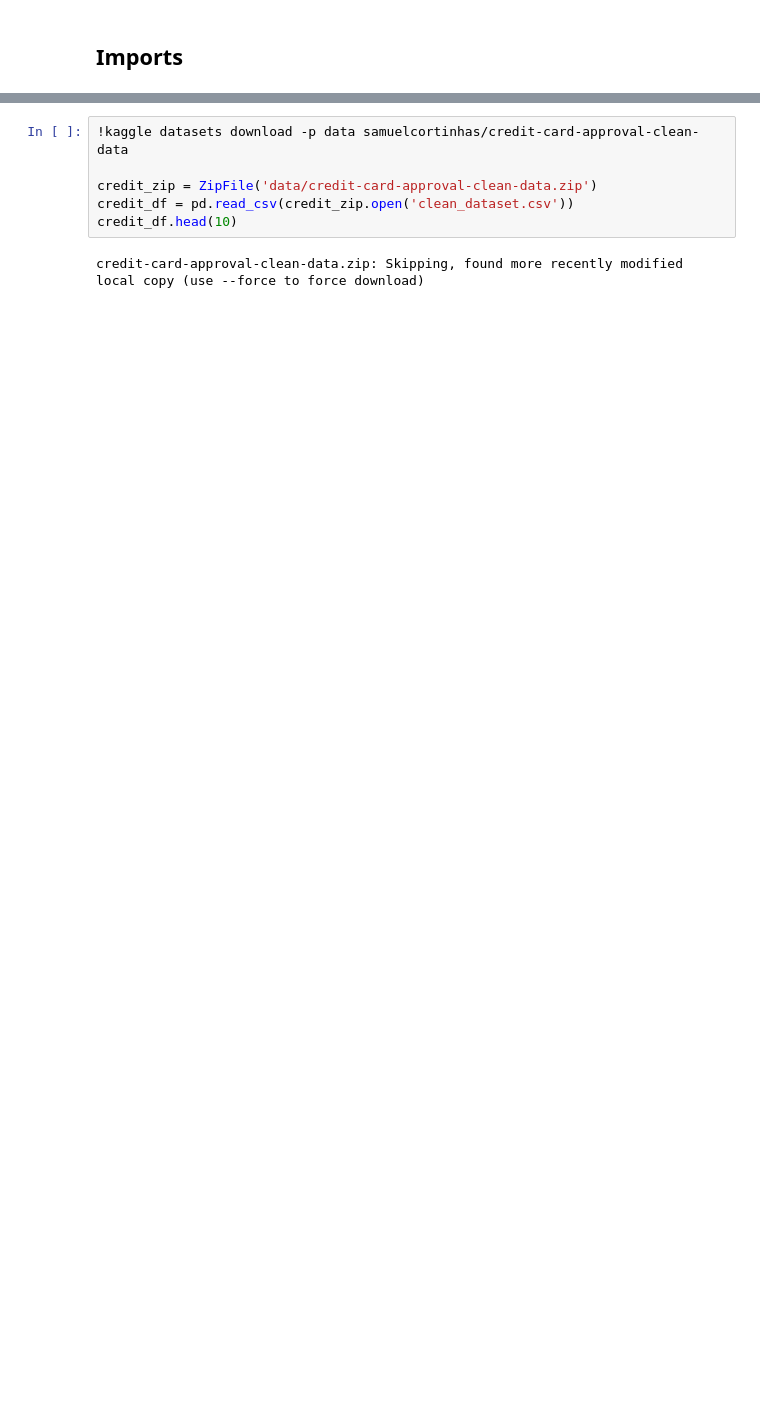
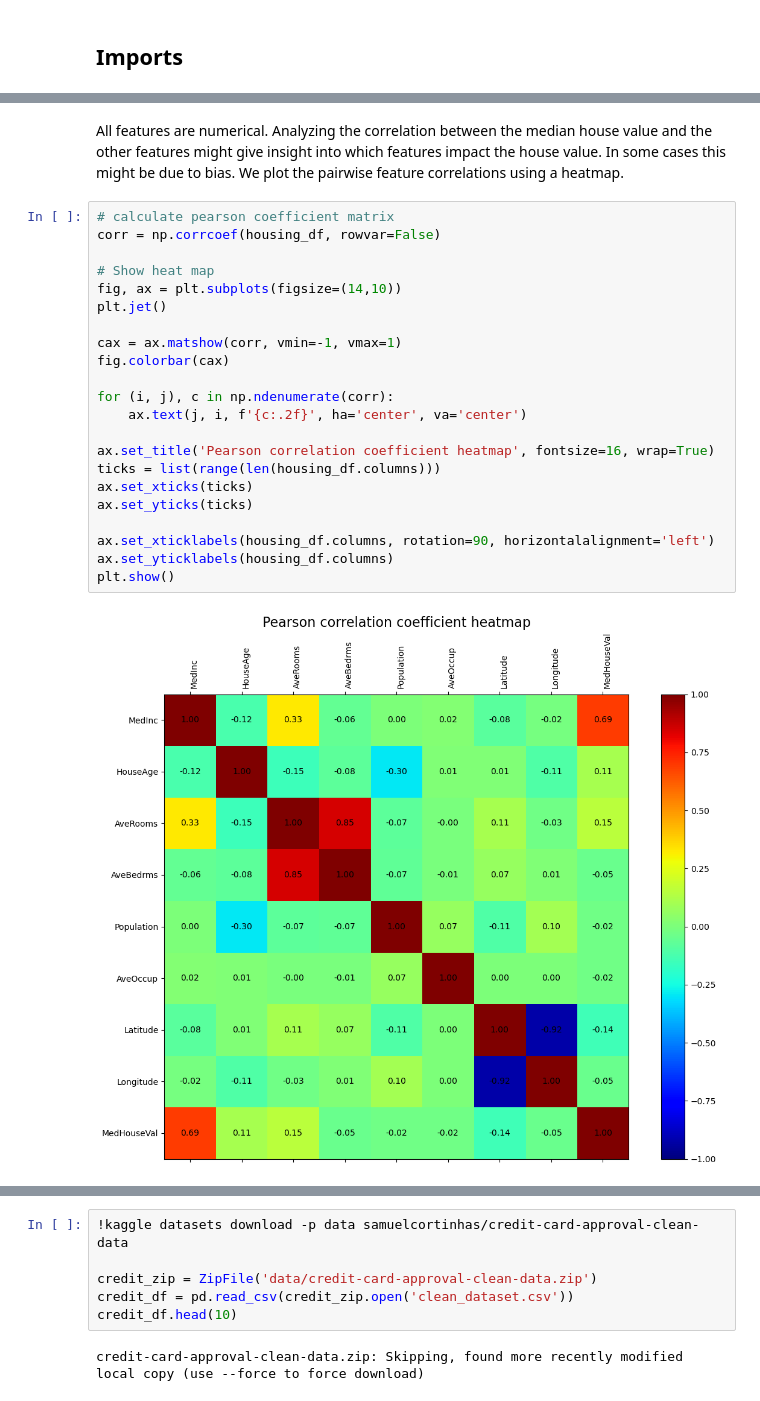
Before and after one commit to lucavella/SFML-project, a Jupyter notebook: luca_project.ipynb, the cells around one changed output, grey strips where cells are left out. Cells and saved outputs as stored; diff of their text form; blank space fills up the shorter version.

```diff
--- a/luca_project.ipynb
+++ b/luca_project.ipynb
@@ -74,0 +100,26 @@ $$D(M(\vec{x}), M(\vec{y})) \le d(\vec{x}, \vec{y})$$
+# %% [markdown]
+All features are numerical. Analyzing the correlation between the median house value and the other features might give insight into which features impact the house value. In some cases this might be due to bias. We plot the pairwise feature correlations using a heatmap.
+# %%
+# calculate pearson coefficient matrix
+corr = np.corrcoef(housing_df, rowvar=False)
+
+# Show heat map
+fig, ax = plt.subplots(figsize=(14,10))
+plt.jet()
+
+cax = ax.matshow(corr, vmin=-1, vmax=1)
+fig.colorbar(cax)
+
+for (i, j), c in np.ndenumerate(corr):
+    ax.text(j, i, f'{c:.2f}', ha='center', va='center')
+
+ax.set_title('Pearson correlation coefficient heatmap', fontsize=16, wrap=True)
+ticks = list(range(len(housing_df.columns)))
+ax.set_xticks(ticks)
+ax.set_yticks(ticks)
+
+ax.set_xticklabels(housing_df.columns, rotation=90, horizontalalignment='left')
+ax.set_yticklabels(housing_df.columns)
+plt.show()
+# %% [output]
+[figure, added]
```
Also changed, not shown: parts of 82 cells of this notebook.
